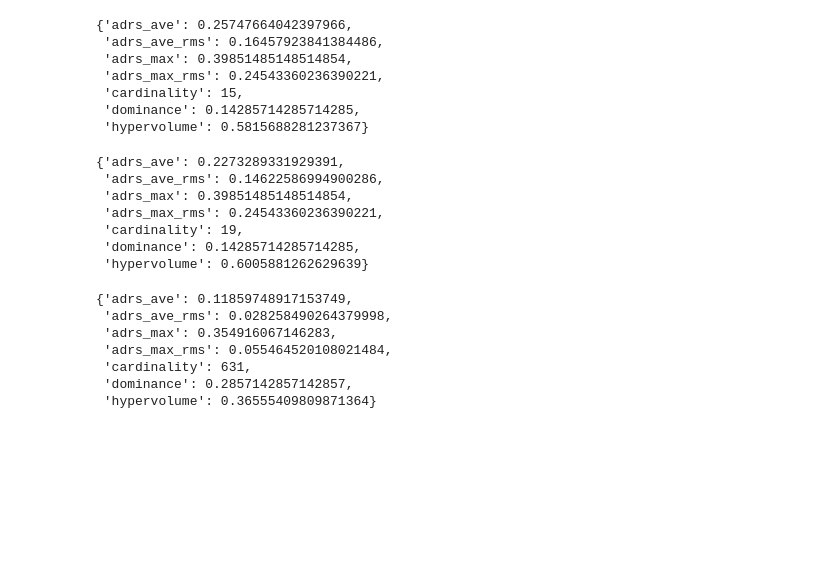
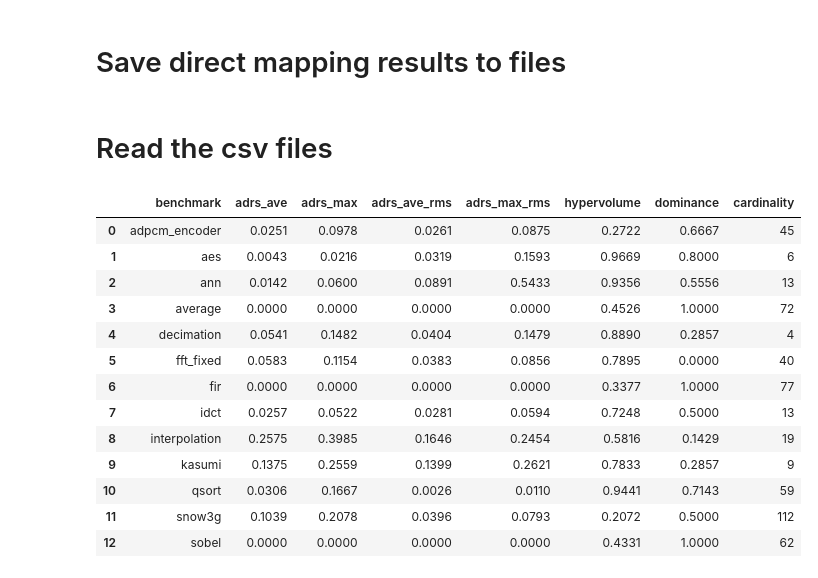
Before and after one commit to freelsn/dse-scripts, a Jupyter notebook: IN-PROGRESS/trade-off-prediction/Direct mapping prototype.ipynb, the cells around one changed output. Saved outputs shown, nothing was run; the diff lists cells and outputs as text; code cells hidden in the pictures; blank space fills up the shorter version.

```diff
--- a/IN-PROGRESS/trade-off-prediction/Direct mapping prototype.ipynb
+++ b/IN-PROGRESS/trade-off-prediction/Direct mapping prototype.ipynb
@@ -146,30 +15,2 @@ dm.main(df, tolerance=0.02, plot_figure=True)
-# %%
-dm.results_no_tol
-# %% [output]
-{'adrs_ave': 0.25747664042397966,
- 'adrs_ave_rms': 0.16457923841384486,
- 'adrs_max': 0.39851485148514854,
- 'adrs_max_rms': 0.24543360236390221,
- 'cardinality': 15,
- 'dominance': 0.14285714285714285,
- 'hypervolume': 0.5815688281237367}
-# %%
-dm.results_tol_eq_l
-# %% [output]
-{'adrs_ave': 0.2273289331929391,
- 'adrs_ave_rms': 0.14622586994900286,
- 'adrs_max': 0.39851485148514854,
- 'adrs_max_rms': 0.24543360236390221,
- 'cardinality': 19,
- 'dominance': 0.14285714285714285,
- 'hypervolume': 0.6005881262629639}
-# %%
-dm.results_tol
-# %% [output]
-{'adrs_ave': 0.11859748917153749,
- 'adrs_ave_rms': 0.028258490264379998,
- 'adrs_max': 0.354916067146283,
- 'adrs_max_rms': 0.055464520108021484,
- 'cardinality': 631,
- 'dominance': 0.2857142857142857,
- 'hypervolume': 0.36555409809871364}
+# %% [markdown]
+# Save direct mapping results to files
@@ -175,0 +71,19 @@ dm.results_tol
+# %% [markdown]
+# Read the csv files
+# %%
+pd.read_csv('dm_v4.csv')
+# %% [output]
+|  | benchmark | adrs_ave | adrs_max | adrs_ave_rms | adrs_max_rms | hypervolume | dominance | cardinality |
+| 0 | adpcm_encoder | 0.0251 | 0.0978 | 0.0261 | 0.0875 | 0.2722 | 0.6667 | 45 |
+| 1 | aes | 0.0043 | 0.0216 | 0.0319 | 0.1593 | 0.9669 | 0.8000 | 6 |
+| 2 | ann | 0.0142 | 0.0600 | 0.0891 | 0.5433 | 0.9356 | 0.5556 | 13 |
+| 3 | average | 0.0000 | 0.0000 | 0.0000 | 0.0000 | 0.4526 | 1.0000 | 72 |
+| 4 | decimation | 0.0541 | 0.1482 | 0.0404 | 0.1479 | 0.8890 | 0.2857 | 4 |
+| 5 | fft_fixed | 0.0583 | 0.1154 | 0.0383 | 0.0856 | 0.7895 | 0.0000 | 40 |
+| 6 | fir | 0.0000 | 0.0000 | 0.0000 | 0.0000 | 0.3377 | 1.0000 | 77 |
+| 7 | idct | 0.0257 | 0.0522 | 0.0281 | 0.0594 | 0.7248 | 0.5000 | 13 |
+| 8 | interpolation | 0.2575 | 0.3985 | 0.1646 | 0.2454 | 0.5816 | 0.1429 | 19 |
+| 9 | kasumi | 0.1375 | 0.2559 | 0.1399 | 0.2621 | 0.7833 | 0.2857 | 9 |
+| 10 | qsort | 0.0306 | 0.1667 | 0.0026 | 0.0110 | 0.9441 | 0.7143 | 59 |
+| 11 | snow3g | 0.1039 | 0.2078 | 0.0396 | 0.0793 | 0.2072 | 0.5000 | 112 |
+| 12 | sobel | 0.0000 | 0.0000 | 0.0000 | 0.0000 | 0.4331 | 1.0000 | 62 |
```
Also changed, not shown: parts of 18 cells of this notebook, 22 other files.
